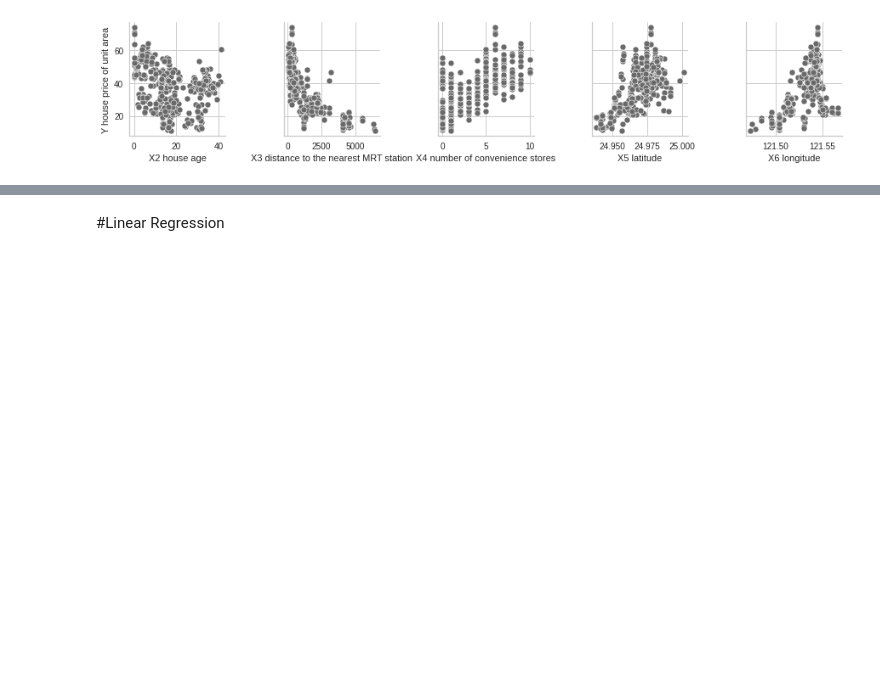
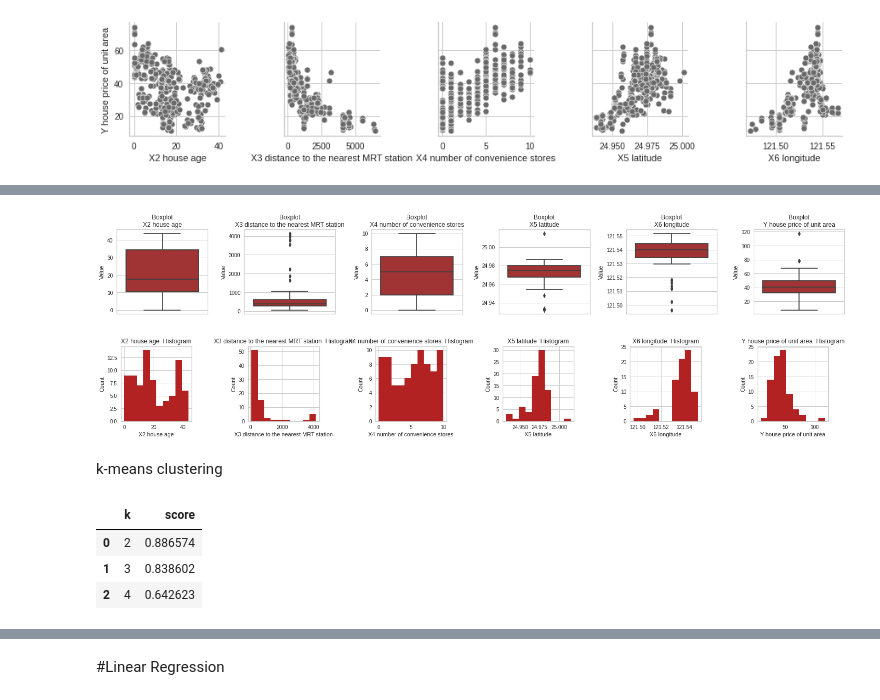
Before and after one commit to raquelcandido/Real_Estate, a Jupyter notebook: RealEstate_price_prediction.ipynb, the cells around one changed output, grey strips where cells are left out. Cells and saved outputs as stored; diff of their text form; code cells hidden in the pictures; blank space fills up the shorter version.

```diff
--- a/RealEstate_price_prediction.ipynb
+++ b/RealEstate_price_prediction.ipynb
@@ -270,0 +298,49 @@ sns.pairplot(data, y_vars='Y house price of unit area', palette = sns.set_palett
+# %%
+plt.figure(figsize=(20,3))
+for feat, grid in zip(outlier, range(161,167)):
+  plt.subplot(grid)
+  sns.boxplot(y=outlier[feat], color='firebrick')
+  plt.ylabel('Value')
+  plt.title('Boxplot\n%s'%feat)
+
+plt.tight_layout()
+plt.show()
+
+
+plt.figure(figsize=(20,3))
+for _, grd in zip(outlier, range(161,167)):
+  plt.subplot(grd)
+  hist_feature(outlier[_], _, ('%s  Histogram' % _), 'firebrick')
+
+plt.tight_layout()
+plt.show()
+# %% [output]
+[figure, added]
+[figure, added]
+# %% [markdown]
+k-means clustering
+# %%
+sil_score = pd.DataFrame(columns=['k', 'score'])
+
+clus_color_array = []
+kmeans_pred_pack = []
+for k in range(2, np.sqrt(len(outlier)).astype(int)):
+  kmeans = KMeans(n_clusters=k, random_state=42)
+  kmeans_pred = kmeans.fit_predict(outlier)
+  kmeans_pred_pack.append(kmeans_pred)
+
+  #prediction color
+  clus_color = cm.Spectral(kmeans_pred.astype(float) / np.max(kmeans_pred))
+  clus_color_array.append(clus_color)
+
+  #silhouette score
+  sil_score.loc[k-2, 'k'] = k
+  sil_score.loc[k-2, 'score'] = metrics.silhouette_score(outlier, kmeans_pred)
+
+sil_score = sil_score.sort_values(by='score', ascending=False).reset_index(drop=True).head(3)
+sil_score
+# %% [output]
+|  | k | score |
+| 0 | 2 | 0.886574 |
+| 1 | 3 | 0.838602 |
+| 2 | 4 | 0.642623 |
```
Also changed, not shown: parts of 13 cells of this notebook.
